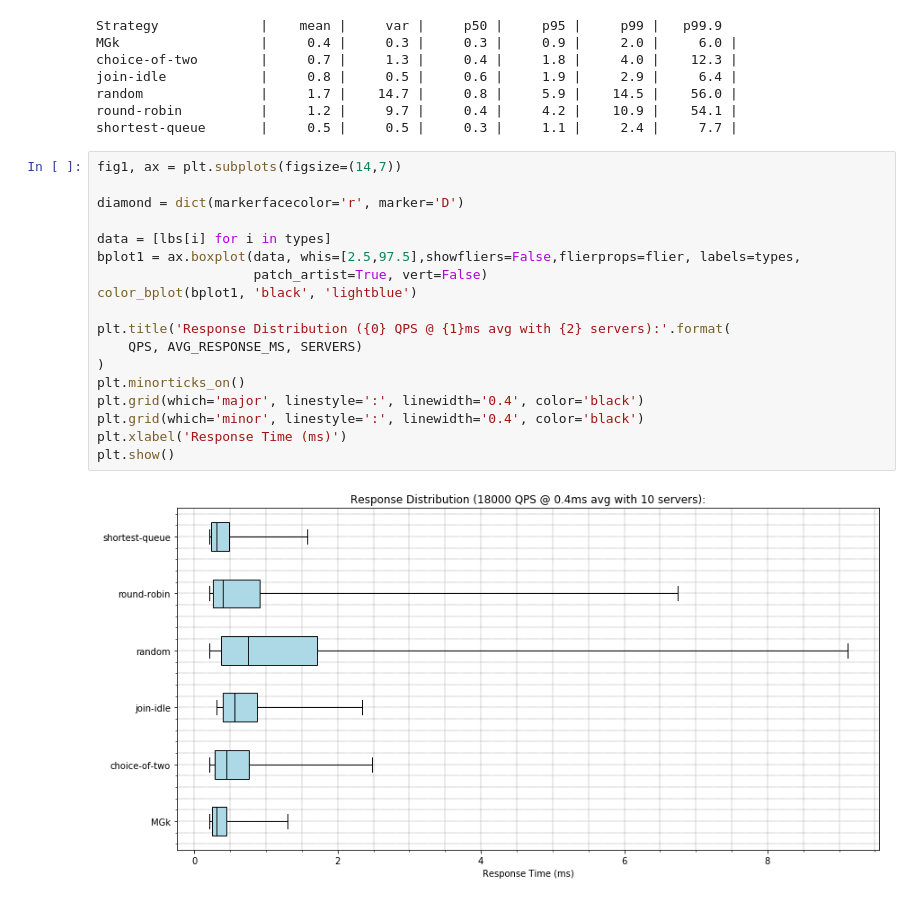
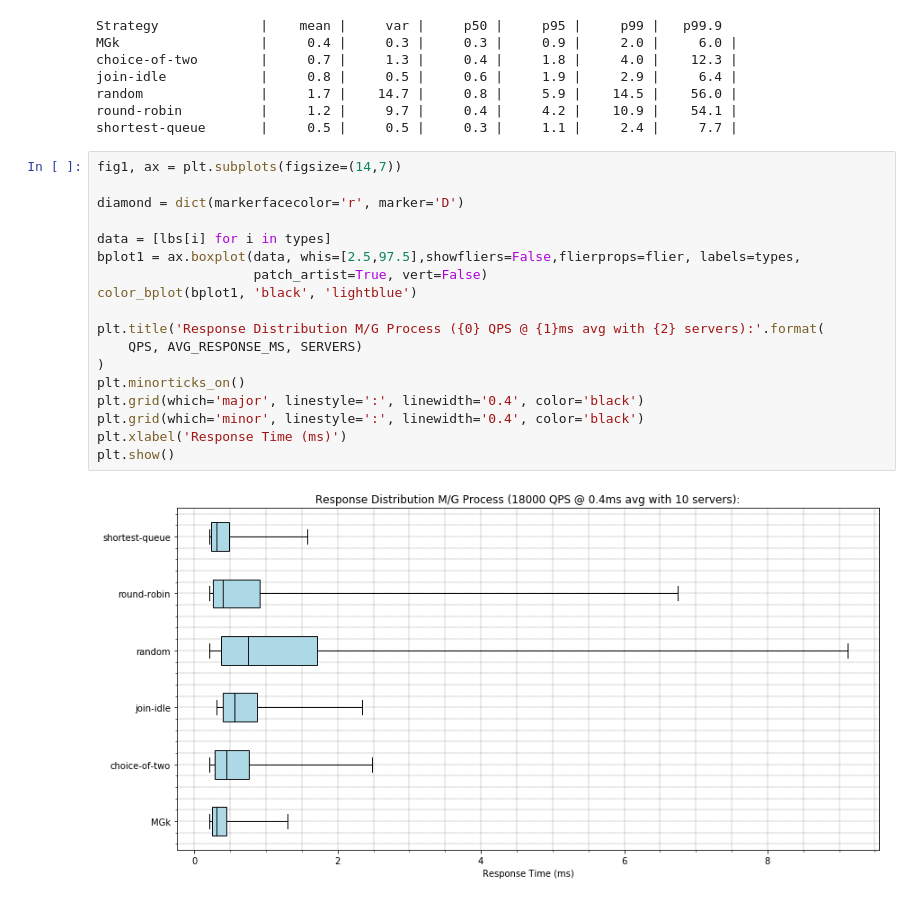
Before and after one commit to jolynch/performance-analysis, a Jupyter notebook: notebooks/queueing_theory/queueing_analysis.ipynb, the cells around one changed output. Saved outputs shown, nothing was run; the diff lists cells and outputs as text.

```diff
--- a/notebooks/queueing_theory/queueing_analysis.ipynb
+++ b/notebooks/queueing_theory/queueing_analysis.ipynb
@@ -516,20 +528,20 @@ shortest-queue       |     0.5 |     0.5 |     0.3 |     1.1 |     2.4 |     7.7
 # %%
 fig1, ax = plt.subplots(figsize=(14,7))
 
 diamond = dict(markerfacecolor='r', marker='D')
 
 data = [lbs[i] for i in types]
 bplot1 = ax.boxplot(data, whis=[2.5,97.5],showfliers=False,flierprops=flier, labels=types,
                     patch_artist=True, vert=False)
 color_bplot(bplot1, 'black', 'lightblue')
 
-plt.title('Response Distribution ({0} QPS @ {1}ms avg with {2} servers):'.format(
+plt.title('Response Distribution M/G Process ({0} QPS @ {1}ms avg with {2} servers):'.format(
     QPS, AVG_RESPONSE_MS, SERVERS)
 )
 plt.minorticks_on()
 plt.grid(which='major', linestyle=':', linewidth='0.4', color='black')
 plt.grid(which='minor', linestyle=':', linewidth='0.4', color='black')
 plt.xlabel('Response Time (ms)')
 plt.show()
 # %% [output]
-[figure, old version]
+[figure, new version]
```
Also changed, not shown: parts of 8 cells of this notebook, 5 other files.
